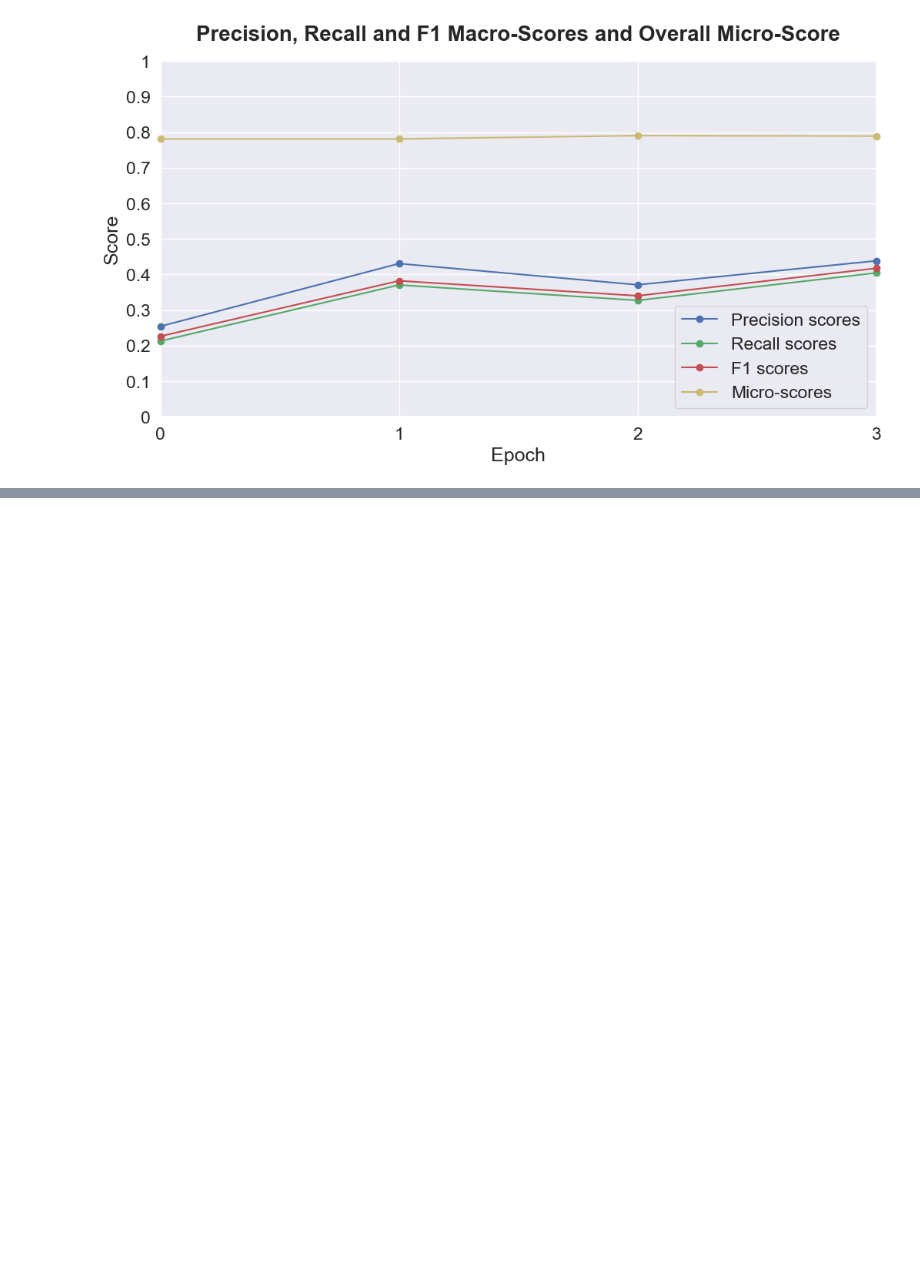
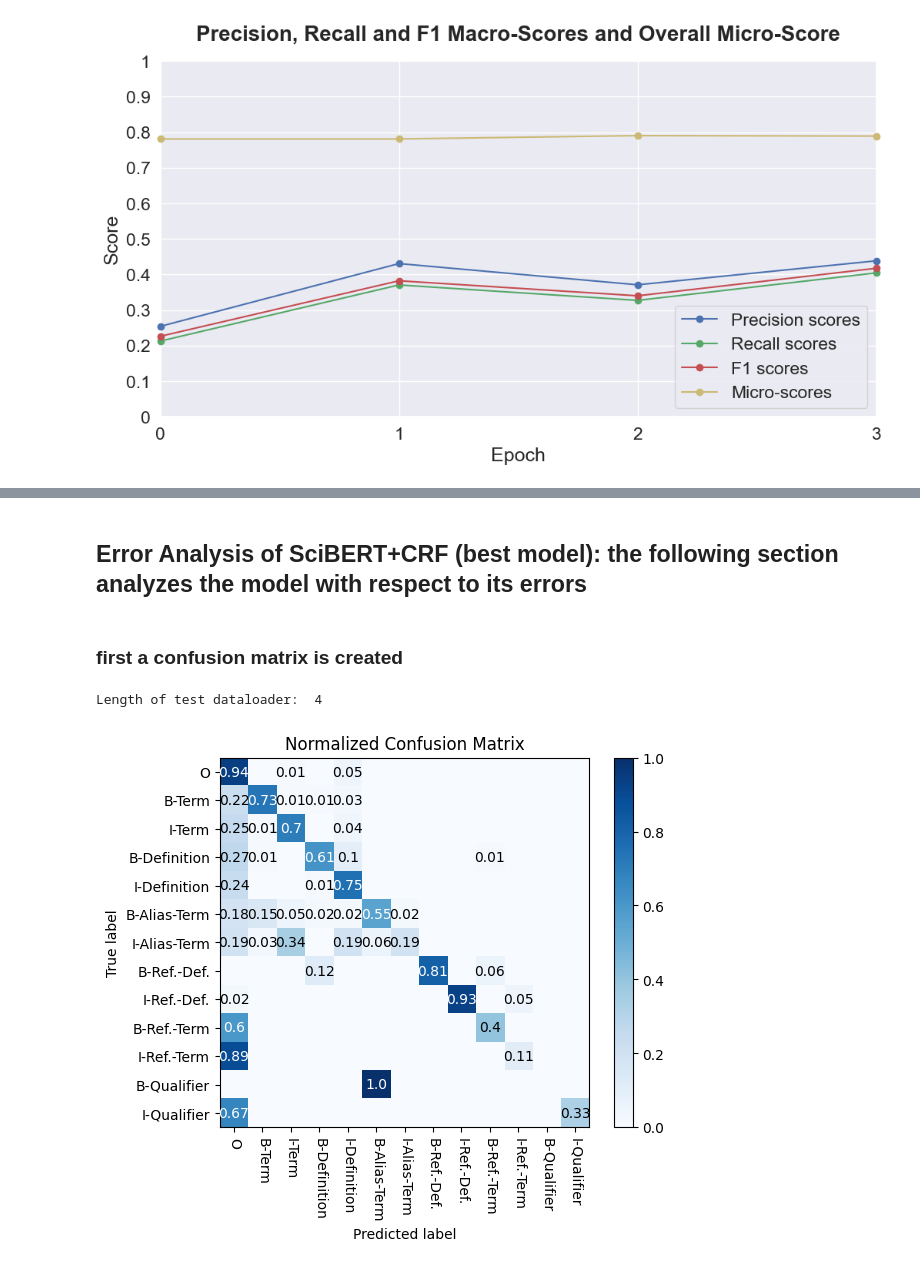
Before and after one commit to Hasosh/DeftEval-2020, a Jupyter notebook: bert_crf3.ipynb, the cells around one changed output, grey strips where cells are left out. Cells and saved outputs as stored; diff of their text form; code cells hidden in the pictures; blank space fills up the shorter version.

```diff
--- a/bert_crf3.ipynb
+++ b/bert_crf3.ipynb
@@ -10,26 +20,26 @@ from tqdm import tqdm, trange
 # %%
 class Config(object):
-    dev = True
+    dev = False
     use_data_augmentation = True
 
     if use_data_augmentation:
+        train_path = "data/train_augmentation.csv" #"data/train_oversampling.csv"
+    else:
         train_path = "data/train.csv"
-    else:
-        train_path = "data/train_augmentation.csv"
     validation_path = "data/validation.csv"
     test_path = "data/test.csv"
 
     # model / optimizer parameters
-    bert_model: str = 'bert-base-cased' #all considered models: 'allenai/scibert_scivocab_cased' ,'bert-base-cased','roberta-base'
-    use_crf = True
+    bert_model: str = 'allenai/scibert_scivocab_cased' #all considered models: 'allenai/scibert_scivocab_cased' ,'bert-base-cased','roberta-base'
+    use_crf = True # toggle if crf classifier should be used instead of linear classifier
     full_finetuning: bool = True # toggle if all hyperparameters are fine-tuned. if False only parameters of classifier are fine-tuned
-    epochs: int = 4
-    sequence_length: int = 128 # sequence length of the bert model
-    batch_size: int = 4 # batch size used during training / testing
+    epochs: int = 5 # number of epochs
+    sequence_length: int = 512 # sequence length of the bert model
+    batch_size: int = 16 # batch size used during training / testing
     hidden_dropout_prob: float = 0.1 # hidden dropout probability, BERT default is 0.1
     lr: float = 5e-5 # lerning rate, best feeling: 4.5e-5 or 5e-5, best values were between 1e-5 and 6e-5
     eps: float = 1e-8 # Adams epsilon parameter for numerical stability
-    warmup_steps: int = 0 # warm up steps (not investigated any numbers but 0)
+    warmup_steps: int = 0 # warm up steps
     max_grad_norm: float = 1.0 # clip the norm of the gradient
 
     update_step = 100
@@ -888,0 +920,4 @@ whole Testing time: 0.00018162005477481417 hours
+# %% [markdown]
+## Error Analysis of SciBERT+CRF (best model): the following section analyzes the model with respect to its errors
+# %% [markdown]
+### first a confusion matrix is created
@@ -888,0 +965,43 @@ whole Testing time: 0.00018162005477481417 hours
+# %%
+# make confusion matrix
+def error_analysis(model, test_dataloader, tag_values, tag2idx):
+
+    # put the model in eval-mode, no parameters are optimized in testing phase
+    model.eval()
+
+    eval_loss = 0
+    predictions, true_labels = [], []
+
+    print("Length of test dataloader: ", len(test_dataloader))
+    for batch_number, batch in enumerate(test_dataloader):
+        batch = tuple(t.to(device) for t in batch)
+        b_input_ids, b_input_mask, b_labels, b_filter_mask = batch
+
+        # Telling the model not to compute or store gradients,
+        # saving memory and speeding up validation
+        with torch.no_grad():
+            # This will return the predictions rather than the loss because we have not provided labels.
+            logits = model(b_input_ids,
+                           token_type_ids=None,
+                           attention_mask = b_input_mask)
+
+        # filter to relevant logits
+        masked_logits = apply_masked_select(pad_and_tensor_logits(logits, tag2idx), b_filter_mask)
+
+        # filter to relevant labels
+        masked_b_labels = apply_masked_select(b_labels, b_filter_mask)
+
+        predictions.extend(masked_logits)
+        true_labels.extend(masked_b_labels)
+
+        assert len(predictions) == len(true_labels) and len(masked_logits) == len(masked_b_labels), "Please check if the length of predictions and that of true labels are identical."
+
+    conf_matrix = calculate_confusion_matrix(true_labels, predictions, tag2idx)
+
+    return conf_matrix
+
+# get confusion matrix
+y_true, y_pred, cm = error_analysis(model, test_dataloader, tag_values, tag2idx)
+# %% [output]
+Length of test dataloader:  4
+[figure, added]
```
Also changed, not shown: parts of 42 cells of this notebook, 8 other files.
